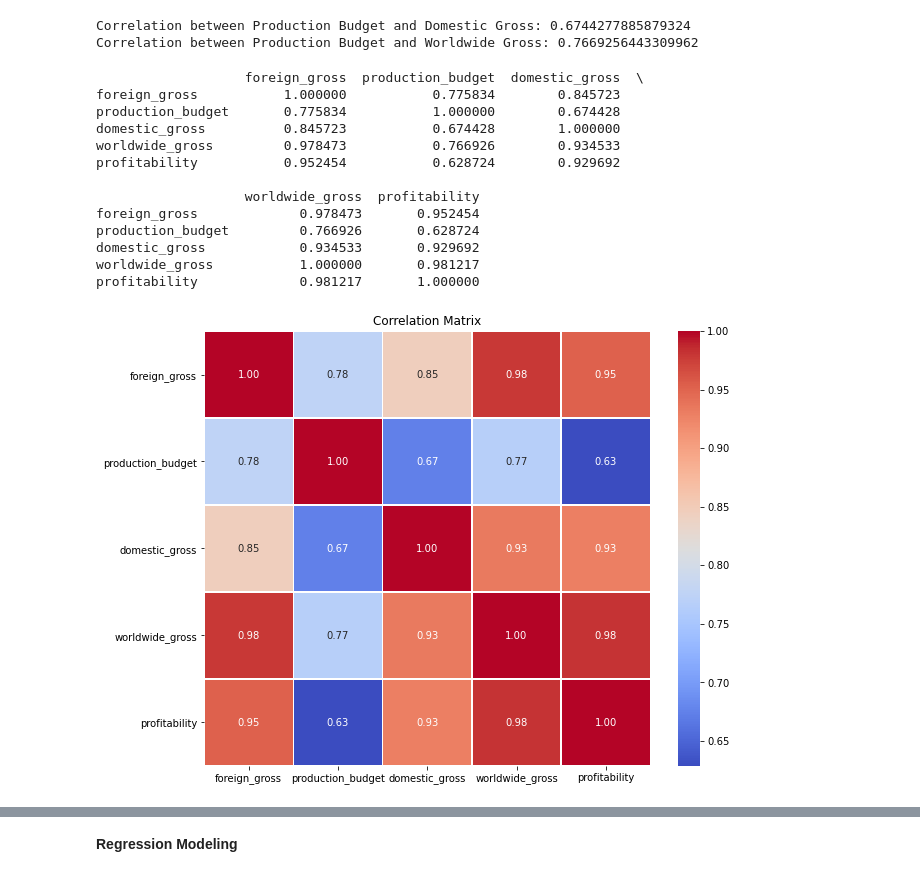
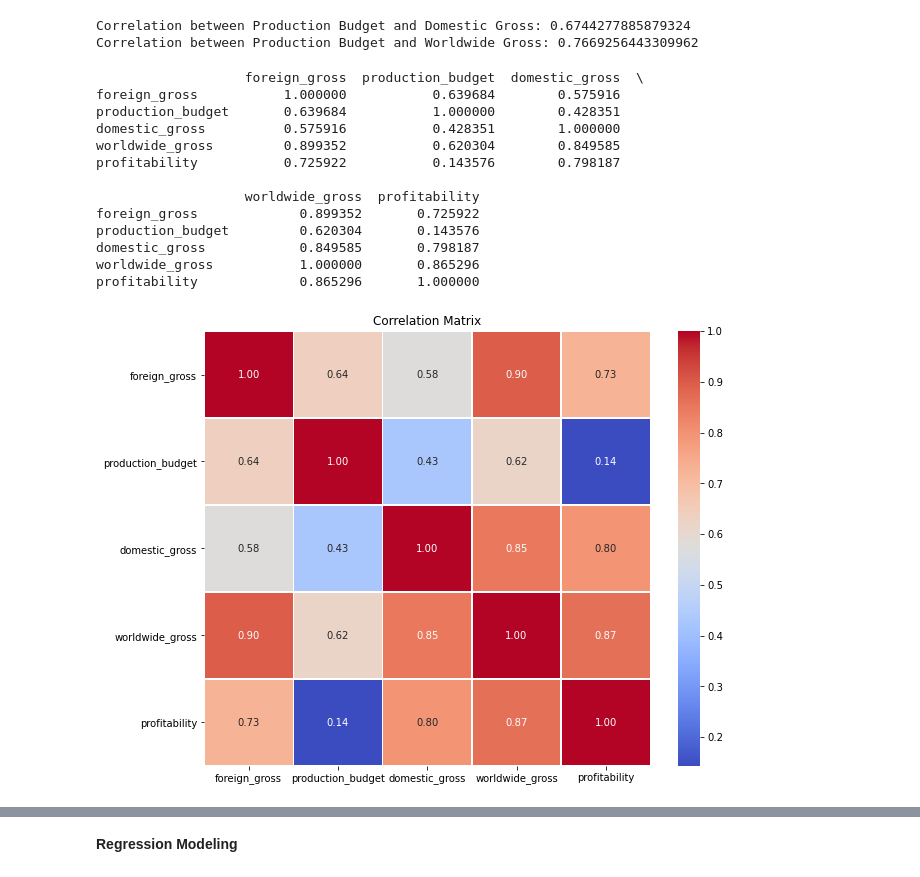
Before and after one commit to MuiruriVivian/PHASE-2-GROUP-7-PROJECT, a Jupyter notebook: Calvin.ipynb, the cells around one changed output, grey strips where cells are left out. Drawn from its saved outputs; the diff is of its cells as text; code cells hidden in the pictures.

```diff
--- a/Calvin.ipynb
+++ b/Calvin.ipynb
@@ -82,0 +101,28 @@ Index(['movie', 'studio', 'foreign_gross', 'release_date', 'production_budget',
+# %%
+# Function to remove or replace outliers based on IQR for each column
+def clean_outliers(df, column_name):
+    # Calculate Q1, Q3 and IQR
+    Q1 = df[column_name].quantile(0.25)
+    Q3 = df[column_name].quantile(0.75)
+    IQR = Q3 - Q1
+
+    # Calculate the lower and upper bounds for outliers
+    lower_bound = Q1 - 1.5 * IQR
+    upper_bound = Q3 + 1.5 * IQR
+
+    # Filter out the outliers (Option 1 - Removing outliers)
+    df_cleaned = df[(df[column_name] >= lower_bound) & (df[column_name] <= upper_bound)]
+
+    # Option 2 - Replace outliers with the median
+    # df[column_name] = df[column_name].apply(lambda x: df[column_name].median() if x < lower_bound or x > upper_bound else x)
+
+    return df_cleaned
+
+# Clean outliers for foreign_gross, domestic_gross, and worldwide_gross
+df_cleaned = df2.copy()
+df_cleaned = clean_outliers(df_cleaned, 'foreign_gross')
+df_cleaned = clean_outliers(df_cleaned, 'domestic_gross')
+df_cleaned = clean_outliers(df_cleaned, 'worldwide_gross')
+
+# Show cleaned data (You can replace or remove outliers as per your choice)
+print(df_cleaned.head())
@@ -281,33 +327,33 @@ Correlation between Production Budget and Worldwide Gross: 0.7669256443309962
 # %%
 import seaborn as sns
 import matplotlib.pyplot as plt
 
 # Compute the correlation matrix
-correlation_matrix = df2.corr()
+correlation_matrix = df_cleaned.corr()
 
 # Display the correlation matrix
 print(correlation_matrix)
 
 # Visualize the correlation matrix using a heatmap
 plt.figure(figsize=(10, 8))
 sns.heatmap(correlation_matrix, annot=True, cmap='coolwarm', fmt='.2f', linewidths=0.5)
 plt.title('Correlation Matrix')
 plt.show()
 # %% [output]
                    foreign_gross  production_budget  domestic_gross  \
-foreign_gross           1.000000           0.775834        0.845723
-production_budget       0.775834           1.000000        0.674428
-domestic_gross          0.845723           0.674428        1.000000
-worldwide_gross         0.978473           0.766926        0.934533
-profitability           0.952454           0.628724        0.929692
+foreign_gross           1.000000           0.639684        0.575916
+production_budget       0.639684           1.000000        0.428351
+domestic_gross          0.575916           0.428351        1.000000
+worldwide_gross         0.899352           0.620304        0.849585
+profitability           0.725922           0.143576        0.798187
 
                    worldwide_gross  profitability
-foreign_gross             0.978473       0.952454
-production_budget         0.766926       0.628724
-domestic_gross            0.934533       0.929692
-worldwide_gross           1.000000       0.981217
-profitability             0.981217       1.000000
+foreign_gross             0.899352       0.725922
+production_budget         0.620304       0.143576
+domestic_gross            0.849585       0.798187
+worldwide_gross           1.000000       0.865296
+profitability             0.865296       1.000000
-[figure, old version]
+[figure, new version]
 # %%
 df2.head(10)
 # %% [output]
```
Also changed, not shown: parts of 8 cells of this notebook.
